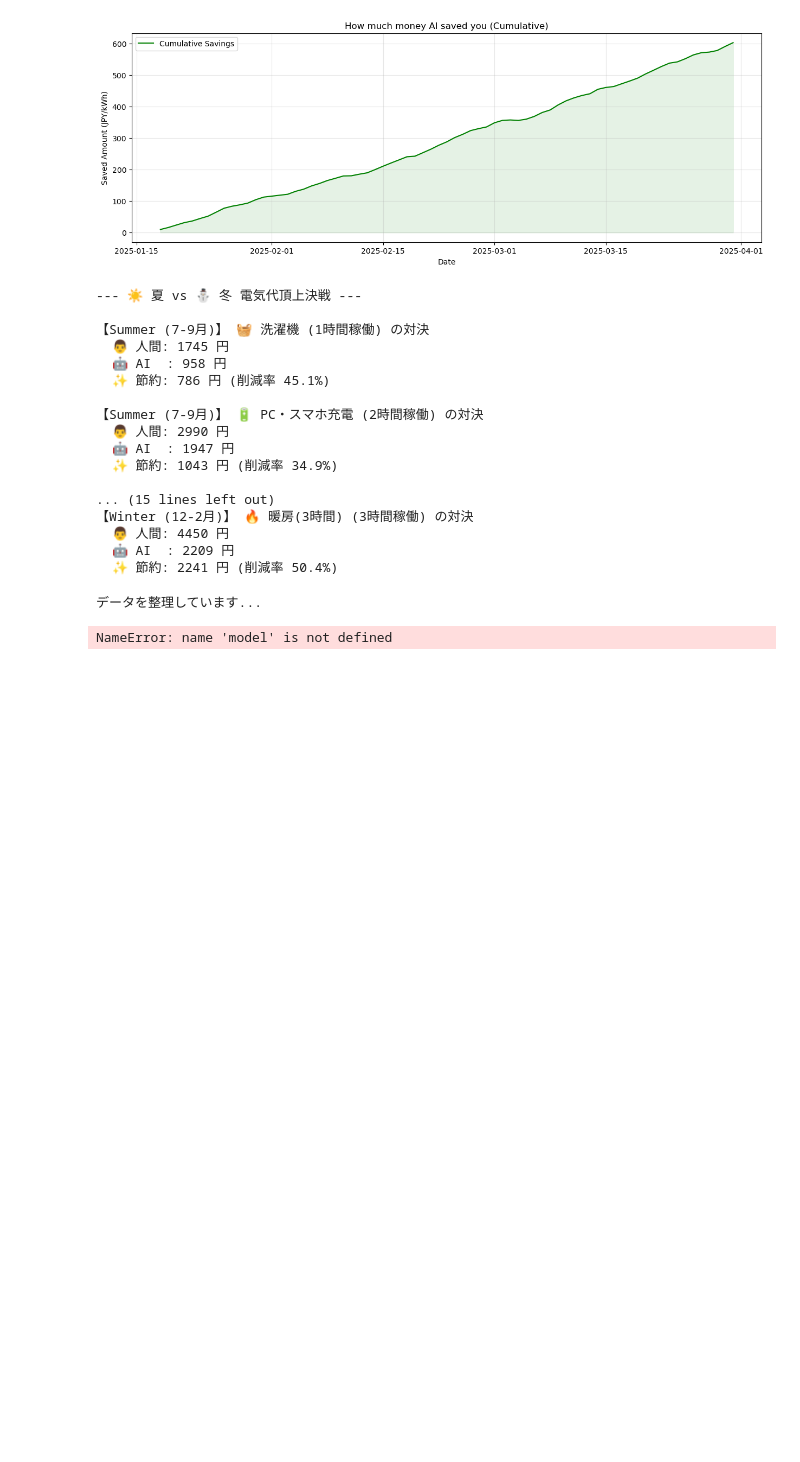
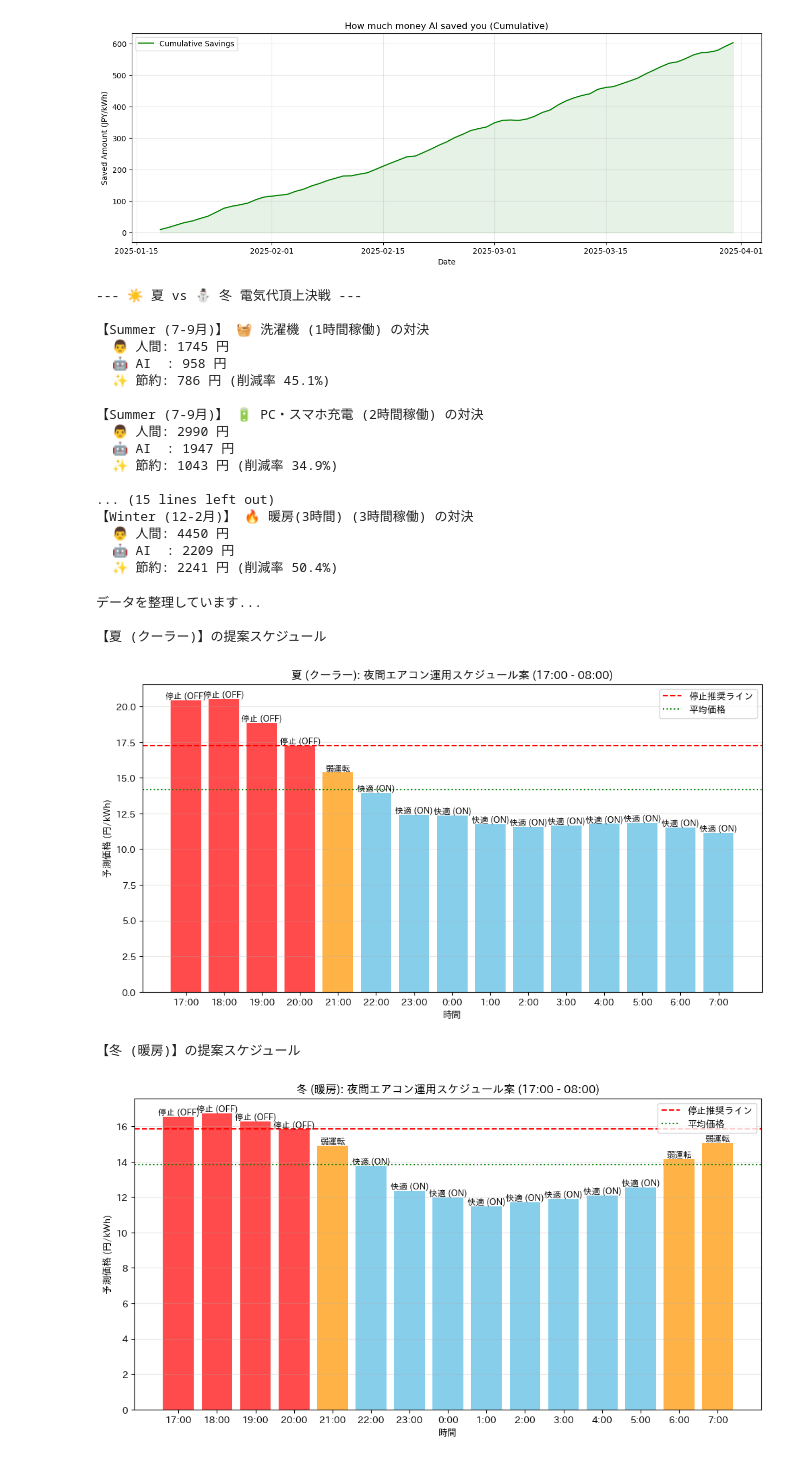
Before and after one commit to nana1130/energy-price-prediction, a Jupyter notebook: notebook/analysis.ipynb, the cells around one changed output. Drawn from its saved outputs; the diff is of its cells as text; code cells hidden in the pictures; blank space fills up the shorter version.

```diff
--- a/notebook/analysis.ipynb
+++ b/notebook/analysis.ipynb
@@ -544,33 +496,37 @@ def analyze_night_schedule(target_season, season_name):
             colors.append('#ffb347') # オレンジ（注意）
             actions.append('弱運転')
         else:
             colors.append('#87ceeb') # 水色（快適）
             actions.append('快適 (ON)')
 
     # --- グラフ描画 ---
     plt.figure(figsize=(12, 6))
     bars = plt.bar(night_labels, night_prices, color=colors)
 
     # 基準線を引く
     plt.axhline(y=stop_threshold, color='red', linestyle='--', label='停止推奨ライン')
     plt.axhline(y=avg_night_price, color='green', linestyle=':', label='平均価格')
 
     plt.title(f'{season_name}: 夜間エアコン運用スケジュール案 (17:00 - 08:00)')
     plt.xlabel('時間')
     plt.ylabel('予測価格 (円/kWh)')
     plt.legend()
     plt.grid(axis='y', alpha=0.3)
 
     # 棒グラフの上にアクションを表示（日本語）
     for bar, action in zip(bars, actions):
         yval = bar.get_height()
         plt.text(bar.get_x() + bar.get_width()/2, yval, action, ha='center', va='bottom', fontsize=9, fontweight='bold')
 
     plt.show()
 
 # --- 3. 実行 ---
-analyze_night_schedule('Summer (7-9月)', '☀️ 夏 (クーラー)')
-analyze_night_schedule('Winter (12-2月)', '⛄️ 冬 (暖房)')
+analyze_night_schedule('Summer (7-9月)', '夏 (クーラー)')
+analyze_night_schedule('Winter (12-2月)', '冬 (暖房)')
 # %% [output]
 データを整理しています...
+
+【夏 (クーラー)】の提案スケジュール
+[figure, added]
-NameError: name 'model' is not defined
+【冬 (暖房)】の提案スケジュール
+[figure, added]
```
Also changed, not shown: parts of 4 cells of this notebook.
